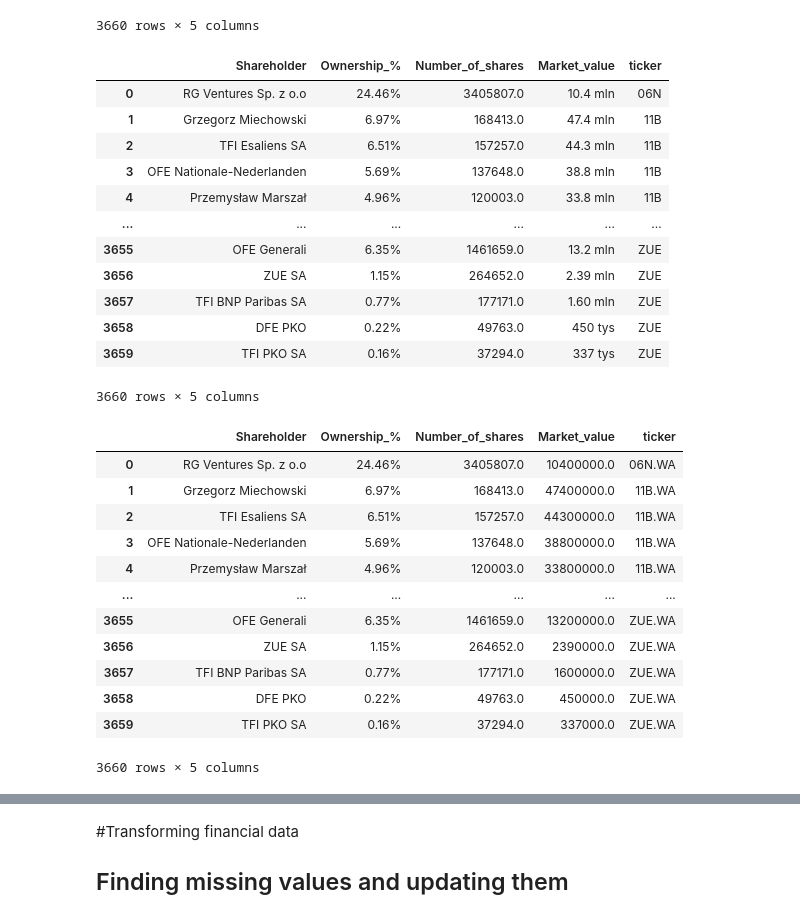
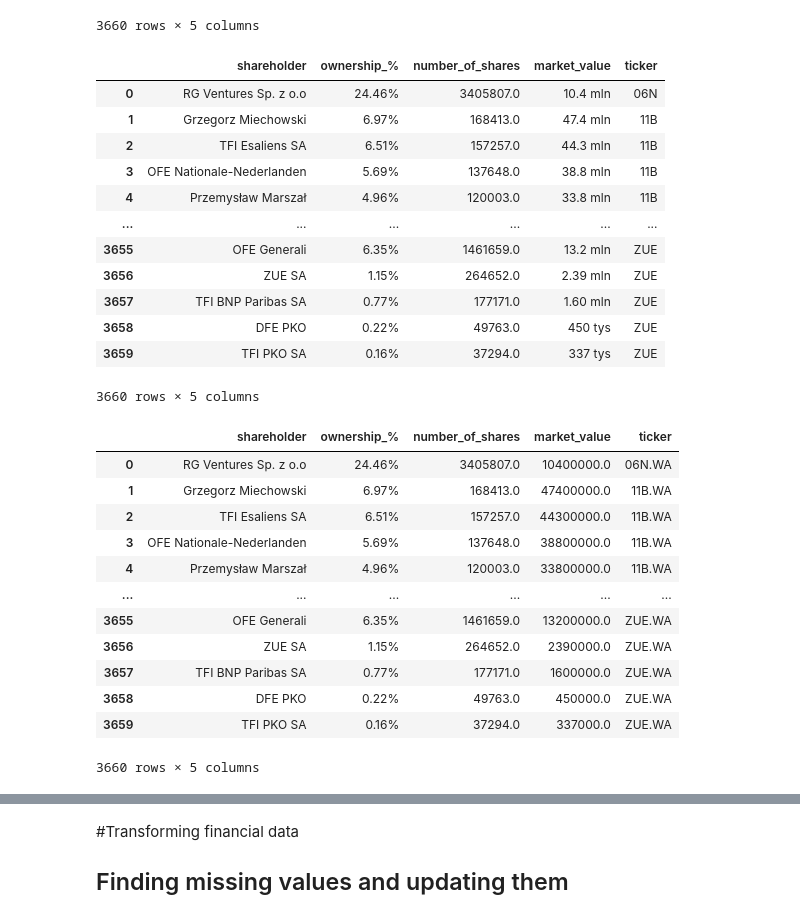
Before and after one commit to dominikjanyga/network-analysis, a Jupyter notebook: 2_network_analysis_data_cleaning.ipynb, the cells around one changed output, grey strips where cells are left out. Drawn from its saved outputs; the diff is of its cells as text; code cells hidden in the pictures.

```diff
--- a/2_network_analysis_data_cleaning.ipynb
+++ b/2_network_analysis_data_cleaning.ipynb
@@ -81,14 +53,14 @@ df_shareholder
 3660 rows × 5 columns
 # %%
 df_shareholder = df_shareholder.rename(columns={
-    "Akcjonariusz":"Shareholder",
-    "Udział w kapitale":"Ownership_%",
-    "Liczba akcji": "Number_of_shares",
-    "Wartość rynkowa (PLN)":"Market_value",
+    "Akcjonariusz":"shareholder",
+    "Udział w kapitale":"ownership_%",
+    "Liczba akcji": "number_of_shares",
+    "Wartość rynkowa (PLN)":"market_value",
 })
 df_shareholder
 # %% [output]
-|  | Shareholder | Ownership_% | Number_of_shares | Market_value | ticker |
+|  | shareholder | ownership_% | number_of_shares | market_value | ticker |
 | 0 | RG Ventures Sp. z o.o | 24.46% | 3405807.0 | 10.4 mln | 06N |
 | 1 | Grzegorz Miechowski | 6.97% | 168413.0 | 47.4 mln | 11B |
 | 2 | TFI Esaliens SA | 6.51% | 157257.0 | 44.3 mln | 11B |
@@ -102,9 +74,9 @@ df_shareholder
 | 3659 | TFI PKO SA | 0.16% | 37294.0 | 337 tys | ZUE |
 3660 rows × 5 columns
 # %%
-df_shareholder["Suffix"] = df_shareholder["Market_value"].str[-4:].str.strip()
-df_shareholder["Market_value_numeric"] = df_shareholder["Market_value"].str[:-4].str.strip()
-df_shareholder["Market_value_numeric"] = df_shareholder["Market_value_numeric"].astype(float)
+df_shareholder["suffix"] = df_shareholder["market_value"].str[-4:].str.strip()
+df_shareholder["market_value_numeric"] = df_shareholder["market_value"].str[:-4].str.strip()
+df_shareholder["market_value_numeric"] = df_shareholder["market_value_numeric"].astype(float)
 
 multipliers = {
     "tys": 1_000,
@@ -112,12 +84,12 @@ multipliers = {
     "mld": 1_000_000_000
 }
 
-df_shareholder["Market_value"] = df_shareholder["Market_value_numeric"] * df_shareholder["Suffix"].map(multipliers)
-df_shareholder = df_shareholder.drop(["Suffix", "Market_value_numeric"], axis=1)
+df_shareholder["market_value"] = df_shareholder["market_value_numeric"] * df_shareholder["suffix"].map(multipliers)
+df_shareholder = df_shareholder.drop(["suffix", "market_value_numeric"], axis=1)
 df_shareholder['ticker'] = [i + ".WA" for i in df_shareholder['ticker'].to_list()]
 df_shareholder
 # %% [output]
-|  | Shareholder | Ownership_% | Number_of_shares | Market_value | ticker |
+|  | shareholder | ownership_% | number_of_shares | market_value | ticker |
 | 0 | RG Ventures Sp. z o.o | 24.46% | 3405807.0 | 10400000.0 | 06N.WA |
 | 1 | Grzegorz Miechowski | 6.97% | 168413.0 | 47400000.0 | 11B.WA |
 | 2 | TFI Esaliens SA | 6.51% | 157257.0 | 44300000.0 | 11B.WA |
```
Also changed, not shown: parts of 31 cells of this notebook.
